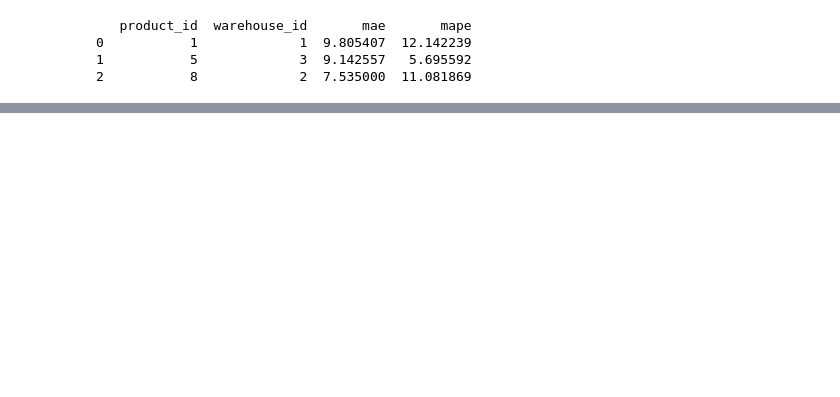
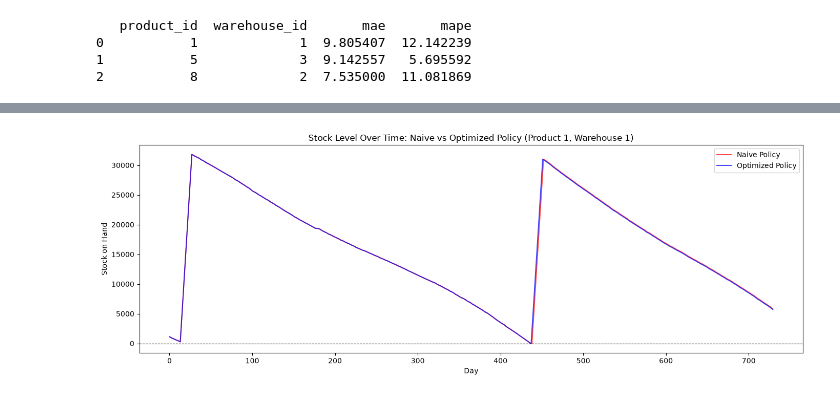
Before and after one commit to jbx-p/supply-chain-demand-forecasting, a Jupyter notebook: notebooks/exploration.ipynb, the cells around one changed output, grey strips where cells are left out. Saved outputs shown, nothing was run; the diff lists cells and outputs as text; code cells hidden in the pictures; blank space fills up the shorter version.

Commit message:
Phase 5: inventory optimization logic with cost simulation (safety stock, reorder point, policy comparison)

```diff
--- a/notebooks/exploration.ipynb
+++ b/notebooks/exploration.ipynb
@@ -246,0 +320,21 @@ results_df.to_csv(os.path.join(project_root, "data", "processed", "forecast_eval
+# %%
+# Get real stats for Product 1, Warehouse 1
+series = demand_df[(demand_df.product_id == 1) & (demand_df.warehouse_id == 1)]
+
+avg_daily_demand = series["units_sold"].mean()
+demand_std = series["units_sold"].std()
+
+# Get this product's lead time from your products table
+lead_time = products_df[products_df.product_id == 1]["lead_time_days"].values[0]
+
+print(f"Avg daily demand: {avg_daily_demand:.2f}")
+print(f"Demand std dev: {demand_std:.2f}")
+print(f"Lead time: {lead_time} days")
+
+from forecasting.inventory_optimizer import calculate_safety_stock, calculate_reorder_point
+
+safety_stock = calculate_safety_stock(demand_std, lead_time, service_level=0.95)
+reorder_point = calculate_reorder_point(avg_daily_demand, lead_time, safety_stock)
+
+print(f"\nRecommended safety stock: {safety_stock:.0f} units")
+print(f"Recommended reorder point: {reorder_point:.0f} units")
@@ -246,0 +398,18 @@ results_df.to_csv(os.path.join(project_root, "data", "processed", "forecast_eval
+# %%
+import matplotlib.pyplot as plt
+
+fig, ax = plt.subplots(figsize=(14, 5))
+ax.plot(naive_result["stock_history"], label="Naive Policy", color="red", alpha=0.7)
+ax.plot(optimized_result["stock_history"], label="Optimized Policy", color="blue", alpha=0.7)
+ax.axhline(0, color="black", linestyle="--", linewidth=0.8)
+ax.set_title("Stock Level Over Time: Naive vs Optimized Policy (Product 1, Warehouse 1)")
+ax.set_xlabel("Day")
+ax.set_ylabel("Stock on Hand")
+ax.legend()
+plt.tight_layout()
+
+save_path = os.path.join(project_root, "dashboard", "screenshots", "policy_comparison.png")
+plt.savefig(save_path)
+plt.show()
+# %% [output]
+[figure, added]
```
Also changed, not shown: parts of 26 cells of this notebook, 3 other files.
